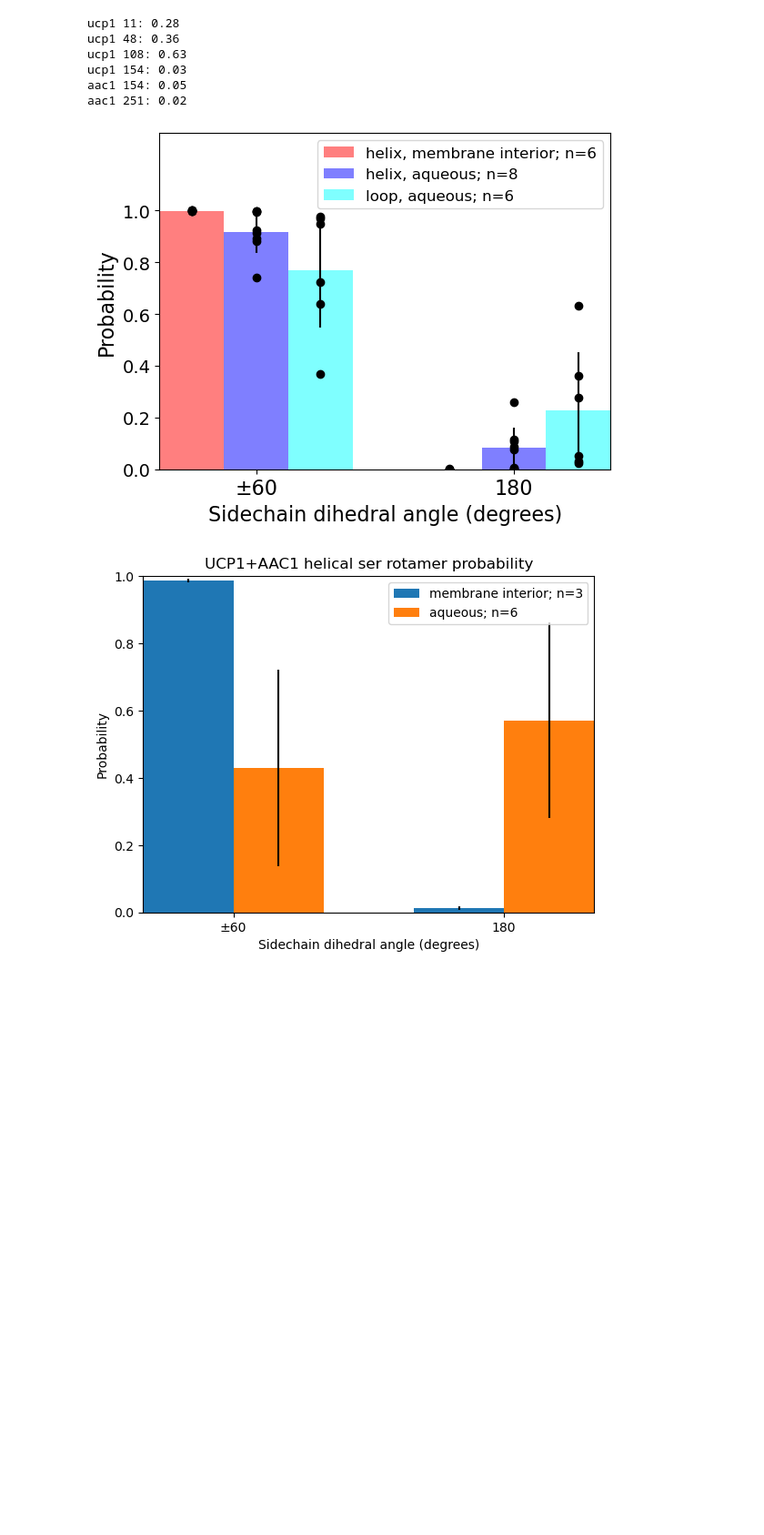
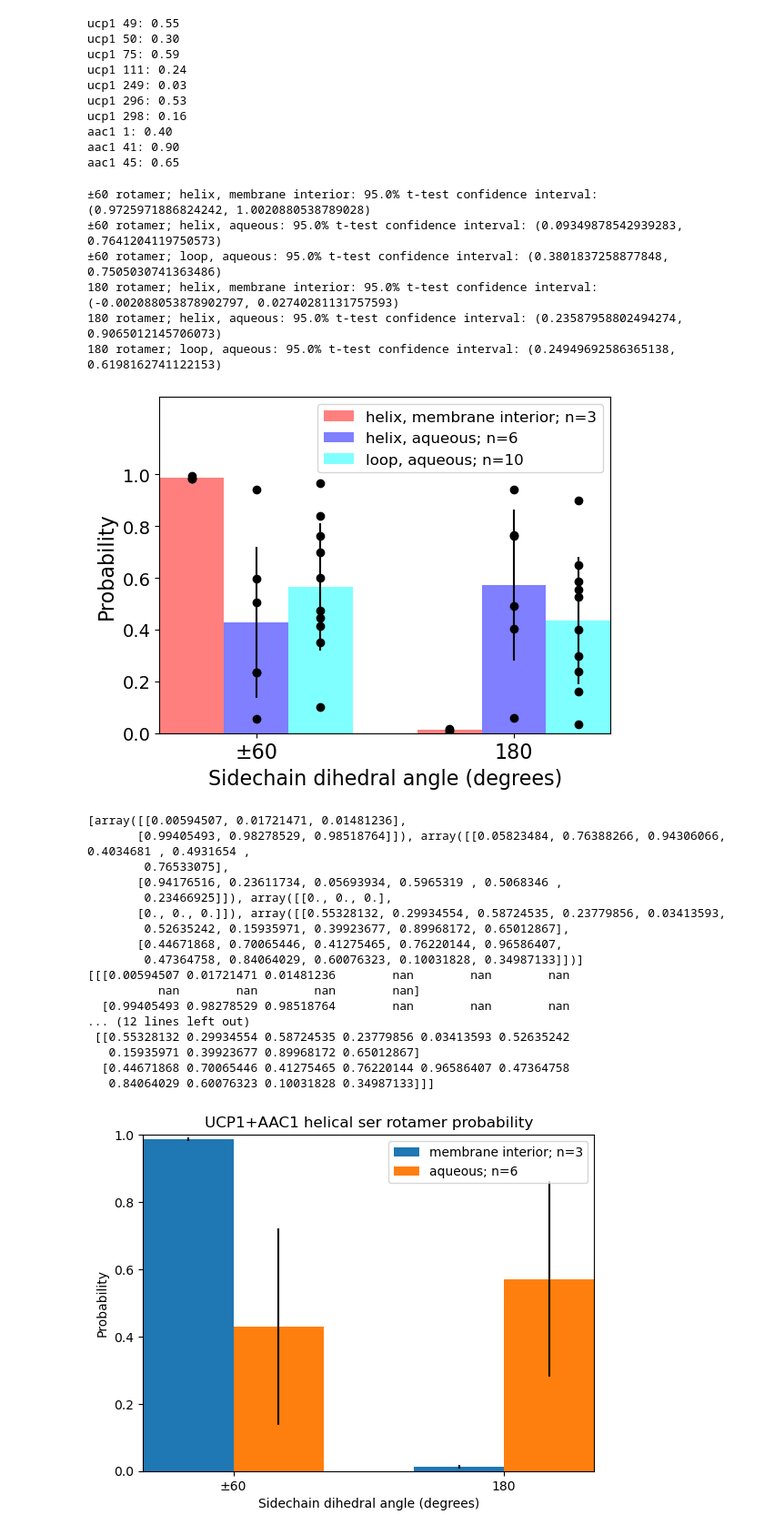
Before and after one commit to JonathanHB/threonine_rotamer_analysis, a Jupyter notebook: rotamer_solvation_plots.ipynb, the cells around one changed output. Shown at 91% size. Cells and saved outputs as stored; diff of their text form; code cells hidden in the pictures; blank space fills up the shorter version.

Commit message:
updated plots and saved numpy files for tarun; left in some debugging code

```diff
--- a/rotamer_solvation_plots.ipynb
+++ b/rotamer_solvation_plots.ipynb
@@ -173,7 +175,7 @@ def rotamer_hbond_secstr(n_residues, rotamers, hbonds, secstr, loop, resseqs):
 
 #load_process(rotamer_hbond_secstr, resn)
 # %%
-resn = "thr"
+resn = "ser"
 
 data, resseqs_all, prots_all = load_process(rotamer_hbond_secstr, resn)
 # %% [output]
@@ -269,14 +271,20 @@ no frames in class 2
 for r, d in zip(prot_rsq_by_class[3], data_by_class[3][0]):
     print(f"{r}: {d:.2f}")
 # %% [output]
-ucp1 11: 0.28
-ucp1 48: 0.36
-ucp1 108: 0.63
-ucp1 154: 0.03
-aac1 154: 0.05
-aac1 251: 0.02
+ucp1 49: 0.55
+ucp1 50: 0.30
+ucp1 75: 0.59
+ucp1 111: 0.24
+ucp1 249: 0.03
+ucp1 296: 0.53
+ucp1 298: 0.16
+aac1 1: 0.40
+aac1 41: 0.90
+aac1 45: 0.65
 # %%
 def plot_rotamers_4_sites(mean_std_rotamer_freqs, n_resis_by_site, resi_data, protein, resn):
+    print_cis = True
+
     bar_width = 0.25
     gap_width = 0.25
 
@@ -284,6 +292,7 @@ def plot_rotamers_4_sites(mean_std_rotamer_freqs, n_resis_by_site, resi_data, pr
 
     site_inds = [0,1,2,3]
     site_names = ["helix, membrane interior", "helix, aqueous", "loop, membrane interior", "loop, aqueous"]
+    rotamer_names = ('180', '±60')
     site_names_occupied = []
     n_resis_by_site_occupied = []
     rotamer_inds = [1,0]
@@ -300,38 +309,79 @@ def plot_rotamers_4_sites(mean_std_rotamer_freqs, n_resis_by_site, resi_data, pr
                 #rotamer probability by residue
                 for rd in rdata[rotamer]:
                     plt.scatter(x,rd, color = "black", label = "_nolegend_")
+
+                if print_cis:
+                    confidence_level = 0.95
+                    ci = stats.t.interval(confidence_level, df=len(rdata[rotamer])-1, loc=np.mean(rdata[rotamer]), scale=np.std(rdata[rotamer], ddof=1) / np.sqrt(len(rdata[rotamer])))
+                    print(f"{rotamer_names[rotamer]} rotamer; {sn}: {confidence_level*100}% t-test confidence interval: {ci}")
 
                 x += bar_width
 
                 #include names of all occupied sites in legend
                 if sn not in site_names_occupied:
                     site_names_occupied.append(sn)
                     n_resis_by_site_occupied.append(nrbs)
 
         xtick_pos.append((x - bar_width + xs0)/2) #center x tick for each rotamer under the bars for that rotamer
 
         x += gap_width
 
     plt.xticks(xtick_pos, ('±60', '180'), fontsize = 16)
     plt.yticks((0, 0.2, 0.4, 0.6, 0.8, 1), fontsize = 14)
     #offset = 1.5
     plt.xlim(-bar_width, x - gap_width - bar_width/2)
     plt.ylim(0,1.3)
 
     plt.ylabel("Probability", fontsize = 16)
     plt.xlabel("Sidechain dihedral angle (degrees)", fontsize = 16)
     plt.legend([f"{name}; n={num}" for name, num in zip(site_names_occupied, n_resis_by_site_occupied)], fontsize = 12)
 
     #plt.title(f"{protein.upper()} helical {resn} rotamer probability")
 
-    plt.savefig(f"figures/{protein}-{resn}-all-pm60-rotamers-newloopassign.png", dpi=600)
+    plt.savefig(f"figures/{protein}-{resn}-all-pm60-rotamers-newloopassign.png", dpi=600, bbox_inches='tight')
+    plt.show()
 
-    plt.show()
+    np.save(f"figures/{resn}_mean_std_rotamer_freqs.npy", mean_std_rotamer_freqs)
+    #print(mean_std_rotamer_freqs)
+
+    print(resi_data)
+
+    #make nan-padded data array
+    datapoints = np.ones((4, 2, max([rd.shape[1] for rd in resi_data])))*np.nan
+    for i, rd in enumerate(resi_data):
+        datapoints[i,:,:rd.shape[1]] = rd
+
+    print(datapoints)
+    np.save(f"figures/{resn}_rotamer_freqs.npy", datapoints)
+
 
 mean_std_rotamer_freqs = np.stack((means, stdevs))
 plot_rotamers_4_sites(mean_std_rotamer_freqs, n, data_by_class, "UCP1+AAC1", resn)
 # %% [output]
+±60 rotamer; helix, membrane interior: 95.0% t-test confidence interval: (0.9725971886824242, 1.0020880538789028)
+±60 rotamer; helix, aqueous: 95.0% t-test confidence interval: (0.09349878542939283, 0.7641204119750573)
+±60 rotamer; loop, aqueous: 95.0% t-test confidence interval: (0.3801837258877848, 0.7505030741363486)
+180 rotamer; helix, membrane interior: 95.0% t-test confidence interval: (-0.002088053878902797, 0.02740281131757593)
+180 rotamer; helix, aqueous: 95.0% t-test confidence interval: (0.23587958802494274, 0.9065012145706073)
+180 rotamer; loop, aqueous: 95.0% t-test confidence interval: (0.24949692586365138, 0.6198162741122153)
-[figure, old version]
+[figure, new version]
+[array([[0.00594507, 0.01721471, 0.01481236],
+       [0.99405493, 0.98278529, 0.98518764]]), array([[0.05823484, 0.76388266, 0.94306066, 0.4034681 , 0.4931654 ,
+        0.76533075],
+       [0.94176516, 0.23611734, 0.05693934, 0.5965319 , 0.5068346 ,
+        0.23466925]]), array([[0., 0., 0.],
+       [0., 0., 0.]]), array([[0.55328132, 0.29934554, 0.58724535, 0.23779856, 0.03413593,
+        0.52635242, 0.15935971, 0.39923677, 0.89968172, 0.65012867],
+       [0.44671868, 0.70065446, 0.41275465, 0.76220144, 0.96586407,
+        0.47364758, 0.84064029, 0.60076323, 0.10031828, 0.34987133]])]
+[[[0.00594507 0.01721471 0.01481236        nan        nan        nan
+          nan        nan        nan        nan]
+  [0.99405493 0.98278529 0.98518764        nan        nan        nan
+... (12 lines left out)
+ [[0.55328132 0.29934554 0.58724535 0.23779856 0.03413593 0.52635242
+   0.15935971 0.39923677 0.89968172 0.65012867]
+  [0.44671868 0.70065446 0.41275465 0.76220144 0.96586407 0.47364758
+   0.84064029 0.60076323 0.10031828 0.34987133]]]
 # %%
 def plot_rotamers_2_sites(mean_std_rotamer_freqs, n_resis_by_site, protein, resn):
     bar_width = 0.25
```
Also changed, not shown: parts of 3 cells of this notebook, 1 other file.
